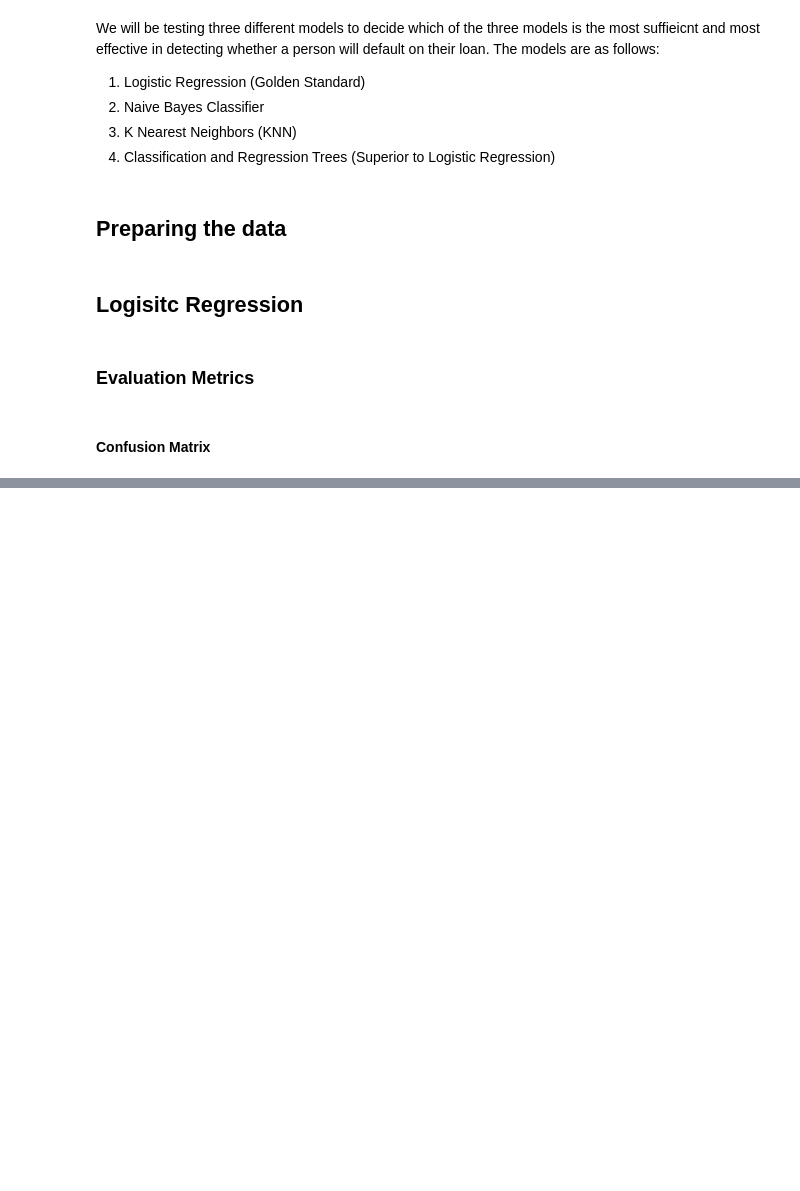
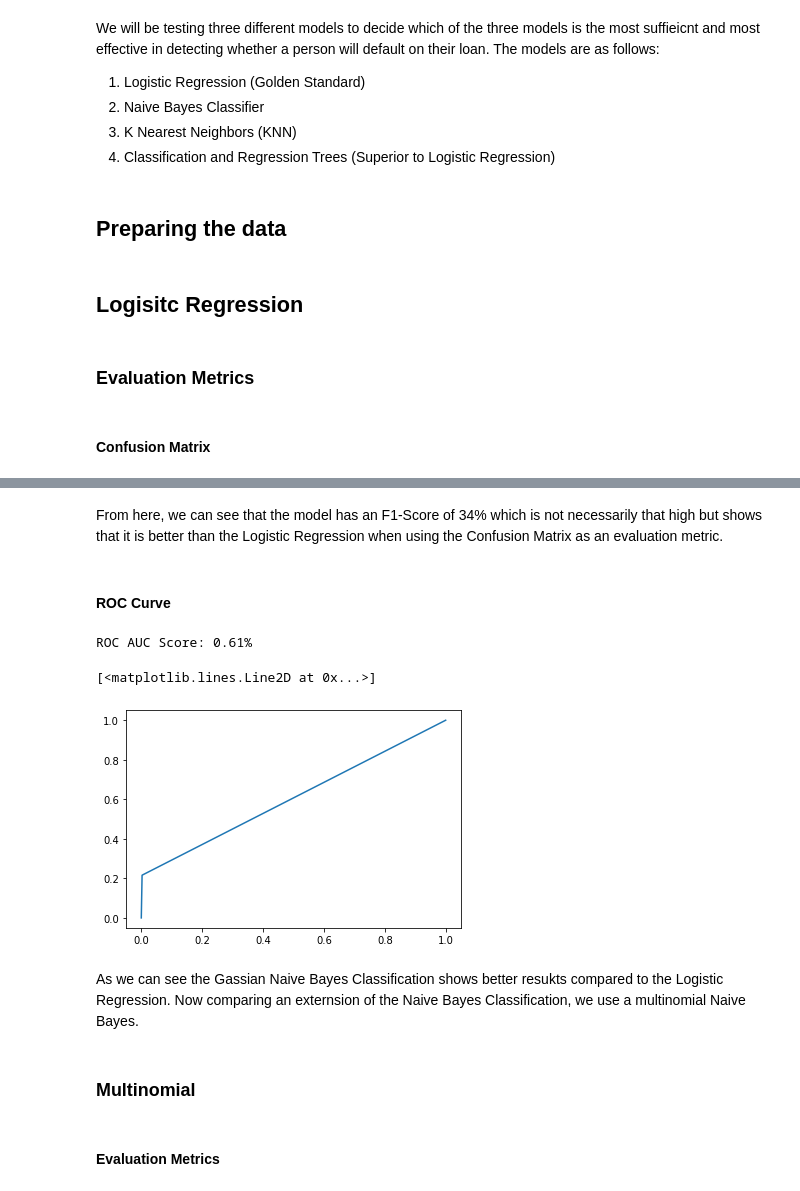
Before and after one commit to raphaelyt/projects, a Jupyter notebook: simulations/Comparison of Classification Models-Credit Defaults.ipynb, the cells around one changed output, grey strips where cells are left out. Drawn from its saved outputs; the diff is of its cells as text; code cells hidden in the pictures; blank space fills up the shorter version.

```diff
--- a/simulations/Comparison of Classification Models-Credit Defaults.ipynb
+++ b/simulations/Comparison of Classification Models-Credit Defaults.ipynb
@@ -296,0 +343,18 @@ F1-Score: nan
+# %% [markdown]
+From here, we can see that the model has an F1-Score of 34% which is not necessarily that high but shows that it is better than the Logistic Regression when using the Confusion Matrix as an evaluation metric.
+# %% [markdown]
+#### ROC Curve
+# %%
+print('ROC AUC Score: {}%'.format(round(metrics.roc_auc_score(y_test,y_pred),2)))
+# %% [output]
+ROC AUC Score: 0.61%
+# %%
+fpr, tpr, thresh = metrics.roc_curve(y_test,y_pred)
+plt.plot(fpr,tpr)
+# %% [output]
+[<matplotlib.lines.Line2D at 0x...>]
+[figure, added]
+# %% [markdown]
+As we can see the Gassian Naive Bayes Classification shows better resukts compared to the Logistic Regression. Now comparing an externsion of the Naive Bayes Classification, we use a multinomial Naive Bayes.
+# %% [markdown]
+### Multinomial
@@ -296,0 +366,2 @@ F1-Score: nan
+# %% [markdown]
+#### Evaluation Metrics
```
Also changed, not shown: parts of 56 cells of this notebook.
